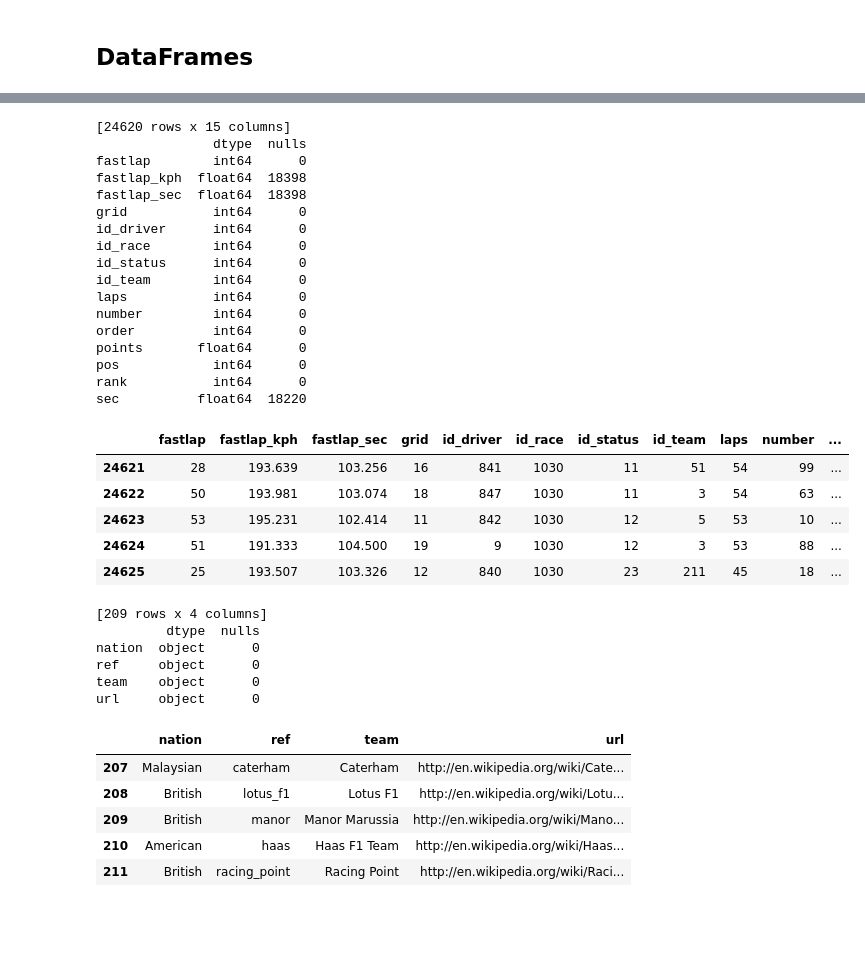
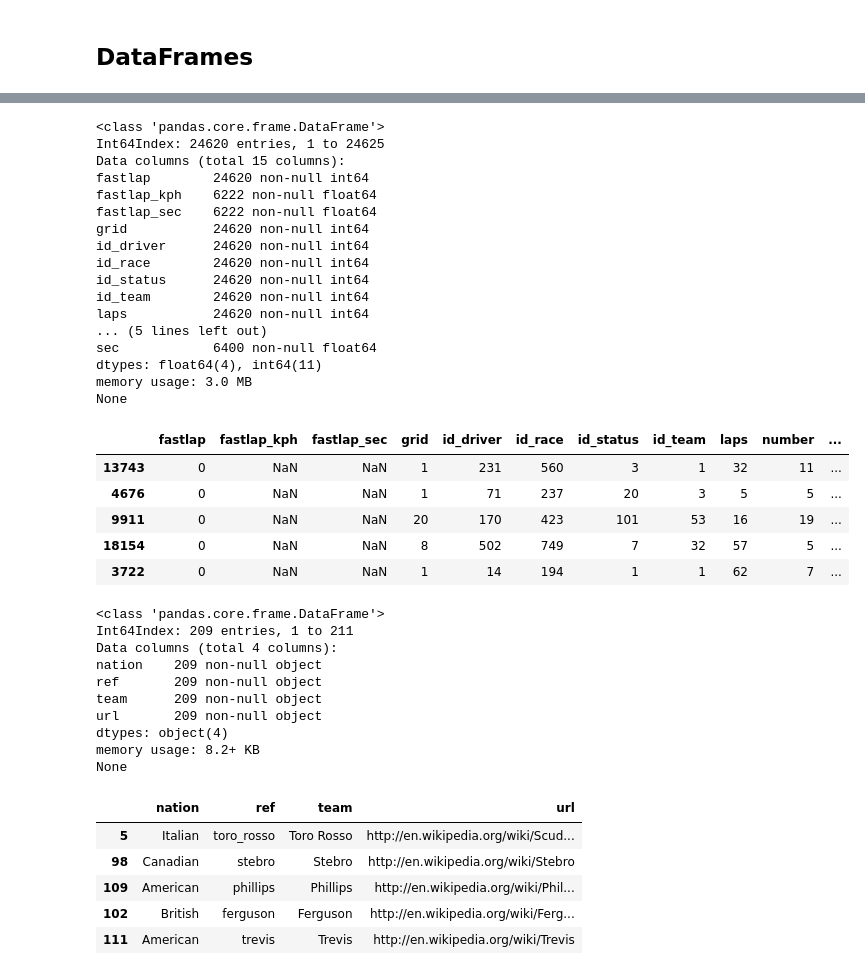
Before and after one commit to samkennerly/brundling, a Jupyter notebook: books/ergast_zip.ipynb, the cells around one changed output, grey strips where cells are left out. Saved outputs shown, nothing was run; the diff lists cells and outputs as text; code cells hidden in the pictures; blank space fills up the shorter version.

```diff
--- a/books/ergast_zip.ipynb
+++ b/books/ergast_zip.ipynb
@@ -47,4 +47,8 @@ f1.status.head()
 Name: status, dtype: object
 # %% [markdown]
 ## DataFrames
+# %%
+def show(data):
+    print(data.info())
+    return afew(data)
 # %%
@@ -172,42 +204,46 @@ url                  object      0
 # %%
-afew(f1.results)
+show(f1.results)
 # %% [output]
-[24620 rows x 15 columns]
-               dtype  nulls
-fastlap        int64      0
-fastlap_kph  float64  18398
-fastlap_sec  float64  18398
-grid           int64      0
-id_driver      int64      0
-id_race        int64      0
-id_status      int64      0
-id_team        int64      0
-laps           int64      0
-number         int64      0
-order          int64      0
-points       float64      0
-pos            int64      0
-rank           int64      0
-sec          float64  18220
+<class 'pandas.core.frame.DataFrame'>
+Int64Index: 24620 entries, 1 to 24625
+Data columns (total 15 columns):
+fastlap        24620 non-null int64
+fastlap_kph    6222 non-null float64
+fastlap_sec    6222 non-null float64
+grid           24620 non-null int64
+id_driver      24620 non-null int64
+id_race        24620 non-null int64
+id_status      24620 non-null int64
+id_team        24620 non-null int64
+laps           24620 non-null int64
+... (5 lines left out)
+sec            6400 non-null float64
+dtypes: float64(4), int64(11)
+memory usage: 3.0 MB
+None
 |  | fastlap | fastlap_kph | fastlap_sec | grid | id_driver | id_race | id_status | id_team | laps | number | ... |
-| 24621 | 28 | 193.639 | 103.256 | 16 | 841 | 1030 | 11 | 51 | 54 | 99 | ... |
-| 24622 | 50 | 193.981 | 103.074 | 18 | 847 | 1030 | 11 | 3 | 54 | 63 | ... |
-| 24623 | 53 | 195.231 | 102.414 | 11 | 842 | 1030 | 12 | 5 | 53 | 10 | ... |
-| 24624 | 51 | 191.333 | 104.500 | 19 | 9 | 1030 | 12 | 3 | 53 | 88 | ... |
-| 24625 | 25 | 193.507 | 103.326 | 12 | 840 | 1030 | 23 | 211 | 45 | 18 | ... |
+| 13743 | 0 | NaN | NaN | 1 | 231 | 560 | 3 | 1 | 32 | 11 | ... |
+| 4676 | 0 | NaN | NaN | 1 | 71 | 237 | 20 | 3 | 5 | 5 | ... |
+| 9911 | 0 | NaN | NaN | 20 | 170 | 423 | 101 | 53 | 16 | 19 | ... |
+| 18154 | 0 | NaN | NaN | 8 | 502 | 749 | 7 | 32 | 57 | 5 | ... |
+| 3722 | 0 | NaN | NaN | 1 | 14 | 194 | 1 | 1 | 62 | 7 | ... |
 # %%
-afew(f1.teams)
+show(f1.teams)
 # %% [output]
-[209 rows x 4 columns]
-         dtype  nulls
-nation  object      0
-ref     object      0
-team    object      0
-url     object      0
+<class 'pandas.core.frame.DataFrame'>
+Int64Index: 209 entries, 1 to 211
+Data columns (total 4 columns):
+nation    209 non-null object
+ref       209 non-null object
+team      209 non-null object
+url       209 non-null object
+dtypes: object(4)
+memory usage: 8.2+ KB
+None
 |  | nation | ref | team | url |
-| 207 | Malaysian | caterham | Caterham | http://en.wikipedia.org/wiki/Cate... |
-| 208 | British | lotus_f1 | Lotus F1 | http://en.wikipedia.org/wiki/Lotu... |
-| 209 | British | manor | Manor Marussia | http://en.wikipedia.org/wiki/Mano... |
-| 210 | American | haas | Haas F1 Team | http://en.wikipedia.org/wiki/Haas... |
-| 211 | British | racing_point | Racing Point | http://en.wikipedia.org/wiki/Raci... |
+| 5 | Italian | toro_rosso | Toro Rosso | http://en.wikipedia.org/wiki/Scud... |
+| 98 | Canadian | stebro | Stebro | http://en.wikipedia.org/wiki/Stebro |
+| 109 | American | phillips | Phillips | http://en.wikipedia.org/wiki/Phil... |
+| 102 | British | ferguson | Ferguson | http://en.wikipedia.org/wiki/Ferg... |
+| 111 | American | trevis | Trevis | http://en.wikipedia.org/wiki/Trevis |
 # %%
```
Also changed, not shown: parts of 9 cells of this notebook, 2 other files.
